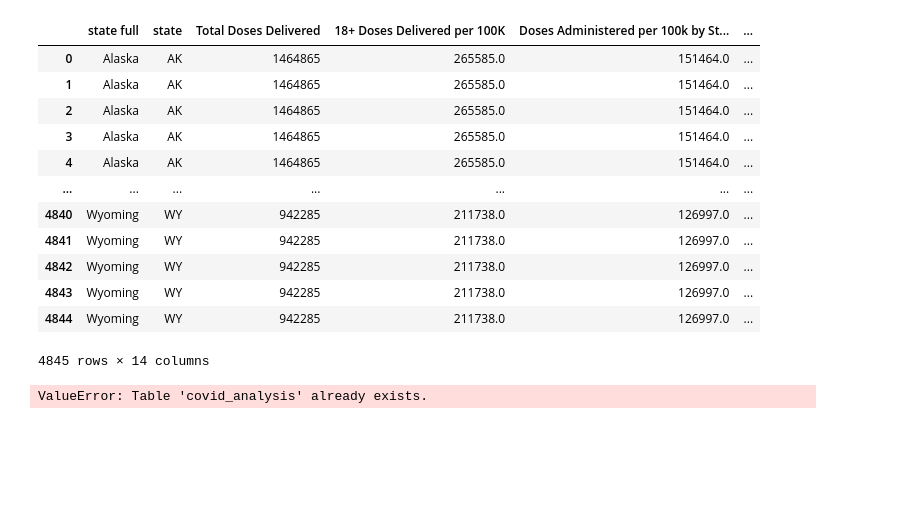
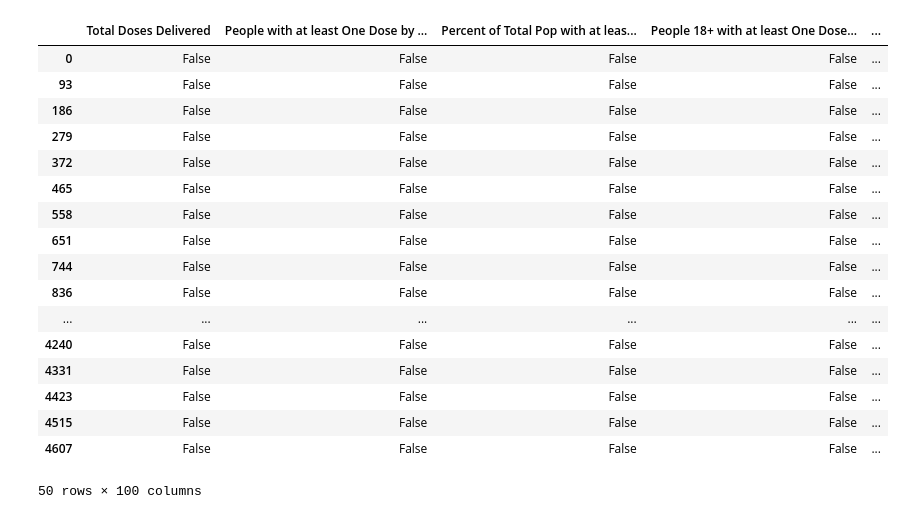
Before and after one commit to antirose/CovidInfectionAnalysis, a Jupyter notebook: machine learning model/ETL/covidanalysis.ipynb, the cells around one changed output. Saved outputs shown, nothing was run; the diff lists cells and outputs as text; code cells hidden in the pictures; blank space fills up the shorter version.

```diff
--- a/machine learning model/ETL/covidanalysis.ipynb
+++ b/machine learning model/ETL/covidanalysis.ipynb
@@ -145,25 +112,0 @@ dtype: object
-# %%
-# Combine the data into a single dataset.
-covidanalysis_complete_df = pd.merge(covid_usa_df, race_ethnicity_df,  on=["state", "state"])
-covidanalysis_complete_df
-# %% [output]
-|  | state full | state | Total Doses Delivered | 18+ Doses Delivered per 100K | Doses Administered per 100k by St... | ... |
-| 0 | Alaska | AK | 1464865 | 265585.0 | 151464.0 | ... |
-| 1 | Alaska | AK | 1464865 | 265585.0 | 151464.0 | ... |
-| 2 | Alaska | AK | 1464865 | 265585.0 | 151464.0 | ... |
-| 3 | Alaska | AK | 1464865 | 265585.0 | 151464.0 | ... |
-| 4 | Alaska | AK | 1464865 | 265585.0 | 151464.0 | ... |
-| ... | ... | ... | ... | ... | ... | ... |
-| 4840 | Wyoming | WY | 942285 | 211738.0 | 126997.0 | ... |
-| 4841 | Wyoming | WY | 942285 | 211738.0 | 126997.0 | ... |
-| 4842 | Wyoming | WY | 942285 | 211738.0 | 126997.0 | ... |
-| 4843 | Wyoming | WY | 942285 | 211738.0 | 126997.0 | ... |
-| 4844 | Wyoming | WY | 942285 | 211738.0 | 126997.0 | ... |
-4845 rows × 14 columns
-# %%
-# Connect to database
-db_string = f"postgresql://postgres:{db_password}@127.0.0.1:5432/covid_analysis"
-engine = create_engine(db_string)
-covidanalysis_complete_df.to_sql(name='covid_analysis', con=engine)
-# %% [output]
-ValueError: Table 'covid_analysis' already exists.
@@ -169,0 +123,21 @@ ValueError: Table 'covid_analysis' already exists.
+# %%
+covidanalysis_encoded.isnull()
+# %% [output]
+|  | Total Doses Delivered | People with at least One Dose by ... | Percent of Total Pop with at leas... | People 18+ with at least One Dose... | ... |
+| 0 | False | False | False | False | ... |
+| 93 | False | False | False | False | ... |
+| 186 | False | False | False | False | ... |
+| 279 | False | False | False | False | ... |
+| 372 | False | False | False | False | ... |
+| 465 | False | False | False | False | ... |
+| 558 | False | False | False | False | ... |
+| 651 | False | False | False | False | ... |
+| 744 | False | False | False | False | ... |
+| 836 | False | False | False | False | ... |
+| ... | ... | ... | ... | ... | ... |
+| 4240 | False | False | False | False | ... |
+| 4331 | False | False | False | False | ... |
+| 4423 | False | False | False | False | ... |
+| 4515 | False | False | False | False | ... |
+| 4607 | False | False | False | False | ... |
+50 rows × 100 columns
```
Also changed, not shown: parts of 35 cells of this notebook, 7 other files.
